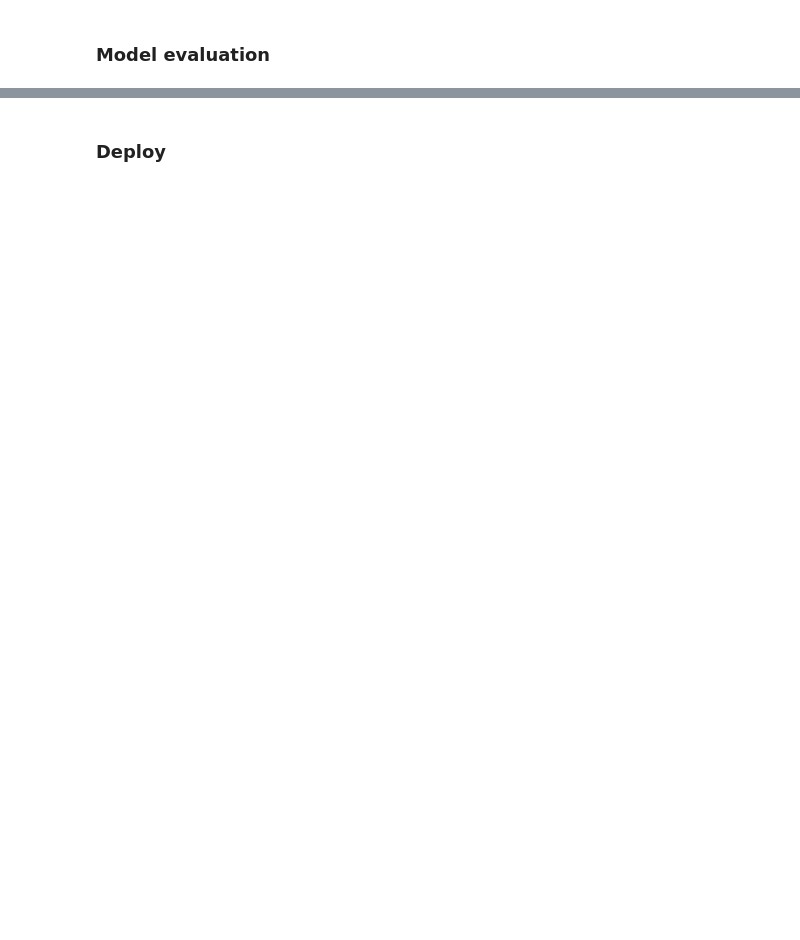
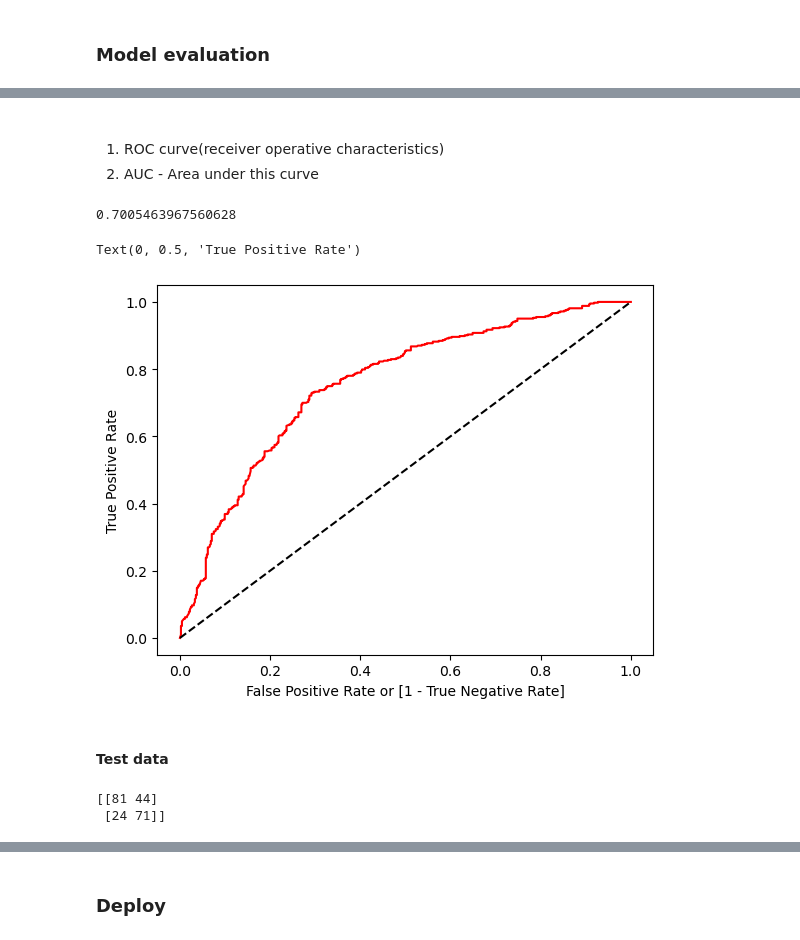
Before and after one commit to Atharsh07/ML-Algos, a Jupyter notebook: Logistic-Regression/Claimants_prediction.ipynb, the cells around one changed output, grey strips where cells are left out. Saved outputs shown, nothing was run; the diff lists cells and outputs as text; code cells hidden in the pictures; blank space fills up the shorter version.

Commit message:
roc-auc-curve

```diff
--- a/Logistic-Regression/Claimants_prediction.ipynb
+++ b/Logistic-Regression/Claimants_prediction.ipynb
@@ -122,0 +133,26 @@ accuracy_score(y_test, y_predicted_test)
+# %% [markdown]
+###
+   1. ROC curve(receiver operative characteristics)
+   2. AUC - Area under this curve
+# %%
+fpr, tpr, thresholds = roc_curve(y_train, logistic_model.predict_proba(X_train)[:,1])
+auc = roc_auc_score(y_train, y_predicted_train)
+print(auc)
+
+
+import matplotlib.pylab as plt
+plt.plot(fpr, tpr, color='red', label='logit model (area = %0.2f)'%auc)
+plt.plot([0,1],[0,1], 'k--')
+plt.xlabel('False Positive Rate or [1 - True Negative Rate]')
+plt.ylabel('True Positive Rate')
+# %% [output]
+0.7005463967560628
+Text(0, 0.5, 'True Positive Rate')
+[figure, added]
+# %% [markdown]
+#### Test data
+# %%
+print(confusion_matrix(y_test, y_predicted_test))
+# %% [output]
+[[81 44]
+ [24 71]]
```
Also changed, not shown: parts of 10 cells of this notebook, 1 other file.
